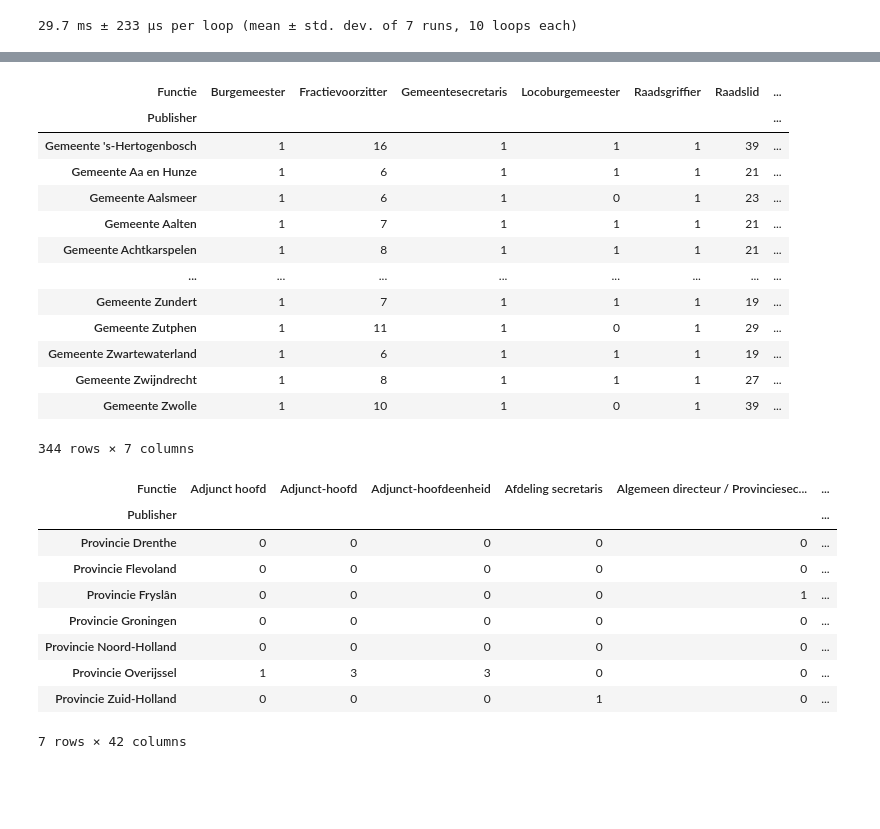
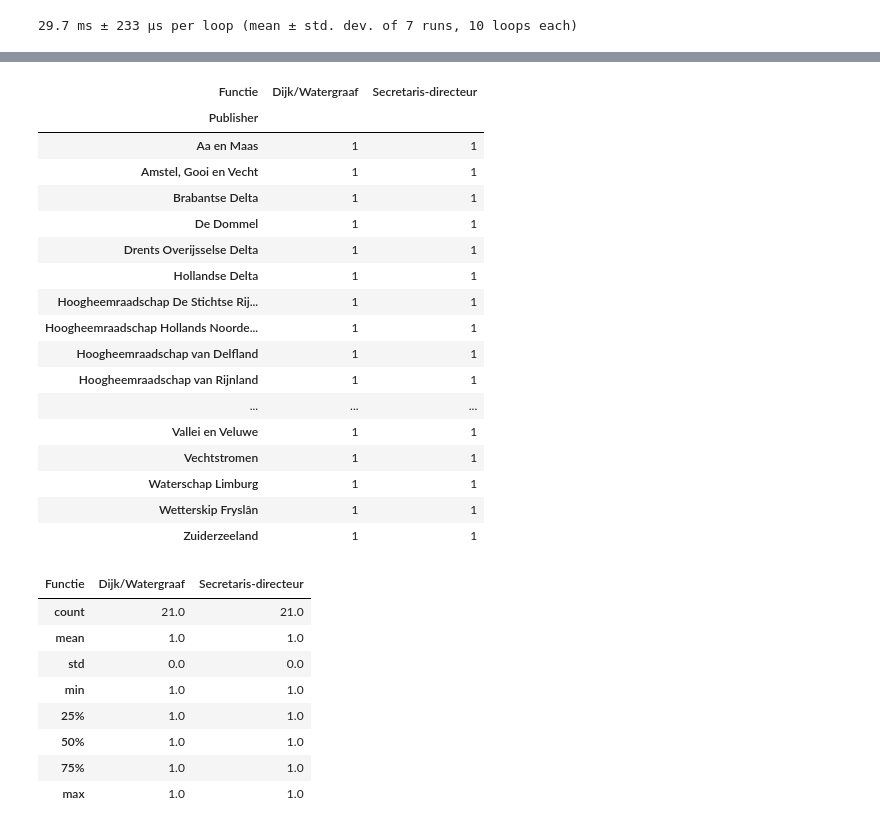
Before and after one commit to R0m4ndu/Woo-Scriptie-Ramon, a Jupyter notebook: Woo-Organisaties.ipynb, the cells around one changed output, grey strips where cells are left out. Saved outputs shown, nothing was run; the diff lists cells and outputs as text; code cells hidden in the pictures; blank space fills up the shorter version.

```diff
--- a/Woo-Organisaties.ipynb
+++ b/Woo-Organisaties.ipynb
@@ -610,30 +589,32 @@ display(create_functie_table('Waterschap'))
-# %%
-display(create_functie_table('Gemeente'))
-# %% [output]
-| Functie | Burgemeester | Fractievoorzitter | Gemeentesecretaris | Locoburgemeester | Raadsgriffier | Raadslid | ... |
-| Publisher |  |  |  |  |  |  | ... |
-| Gemeente 's-Hertogenbosch | 1 | 16 | 1 | 1 | 1 | 39 | ... |
-| Gemeente Aa en Hunze | 1 | 6 | 1 | 1 | 1 | 21 | ... |
-| Gemeente Aalsmeer | 1 | 6 | 1 | 0 | 1 | 23 | ... |
-| Gemeente Aalten | 1 | 7 | 1 | 1 | 1 | 21 | ... |
-| Gemeente Achtkarspelen | 1 | 8 | 1 | 1 | 1 | 21 | ... |
-| ... | ... | ... | ... | ... | ... | ... | ... |
-| Gemeente Zundert | 1 | 7 | 1 | 1 | 1 | 19 | ... |
-| Gemeente Zutphen | 1 | 11 | 1 | 0 | 1 | 29 | ... |
-| Gemeente Zwartewaterland | 1 | 6 | 1 | 1 | 1 | 19 | ... |
-| Gemeente Zwijndrecht | 1 | 8 | 1 | 1 | 1 | 27 | ... |
-| Gemeente Zwolle | 1 | 10 | 1 | 0 | 1 | 39 | ... |
-344 rows × 7 columns
-# %%
-display(create_functie_table('Provincie'))
-# %% [output]
-| Functie | Adjunct hoofd | Adjunct-hoofd | Adjunct-hoofdeenheid | Afdeling secretaris | Algemeen directeur / Provinciesec... | ... |
-| Publisher |  |  |  |  |  | ... |
-| Provincie Drenthe | 0 | 0 | 0 | 0 | 0 | ... |
-| Provincie Flevoland | 0 | 0 | 0 | 0 | 0 | ... |
-| Provincie Fryslân | 0 | 0 | 0 | 0 | 1 | ... |
-| Provincie Groningen | 0 | 0 | 0 | 0 | 0 | ... |
-| Provincie Noord-Holland | 0 | 0 | 0 | 0 | 0 | ... |
-| Provincie Overijssel | 1 | 3 | 3 | 0 | 0 | ... |
-| Provincie Zuid-Holland | 0 | 0 | 0 | 1 | 0 | ... |
-7 rows × 42 columns
+# %%
+waterschap_table = create_functie_table('Waterschap')
+display(waterschap_table)
+waterschap_table.describe()
+# %% [output]
+| Functie | Dijk/Watergraaf | Secretaris-directeur |
+| Publisher |  |  |
+| Aa en Maas | 1 | 1 |
+| Amstel, Gooi en Vecht | 1 | 1 |
+| Brabantse Delta | 1 | 1 |
+| De Dommel | 1 | 1 |
+| Drents Overijsselse Delta | 1 | 1 |
+| Hollandse Delta | 1 | 1 |
+| Hoogheemraadschap De Stichtse Rij... | 1 | 1 |
+| Hoogheemraadschap Hollands Noorde... | 1 | 1 |
+| Hoogheemraadschap van Delfland | 1 | 1 |
+| Hoogheemraadschap van Rijnland | 1 | 1 |
+| ... | ... | ... |
+| Vallei en Veluwe | 1 | 1 |
+| Vechtstromen | 1 | 1 |
+| Waterschap Limburg | 1 | 1 |
+| Wetterskip Fryslân | 1 | 1 |
+| Zuiderzeeland | 1 | 1 |
+| Functie | Dijk/Watergraaf | Secretaris-directeur |
+| count | 21.0 | 21.0 |
+| mean | 1.0 | 1.0 |
+| std | 0.0 | 0.0 |
+| min | 1.0 | 1.0 |
+| 25% | 1.0 | 1.0 |
+| 50% | 1.0 | 1.0 |
+| 75% | 1.0 | 1.0 |
+| max | 1.0 | 1.0 |
```
Also changed, not shown: parts of 3 cells of this notebook.
